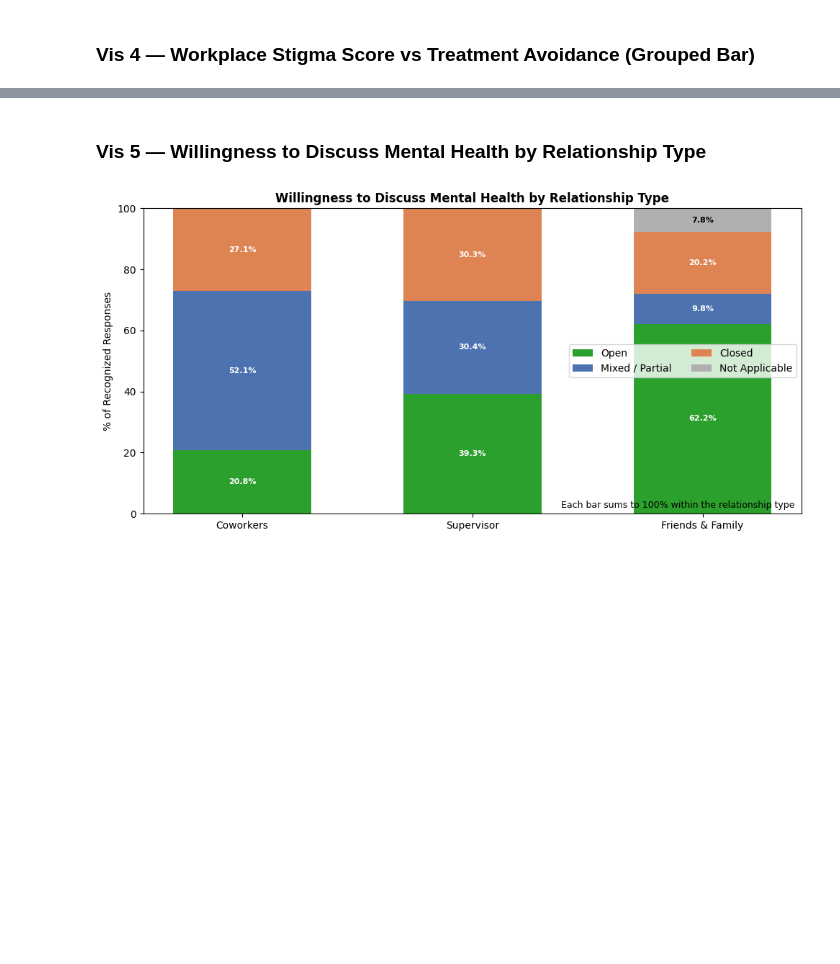
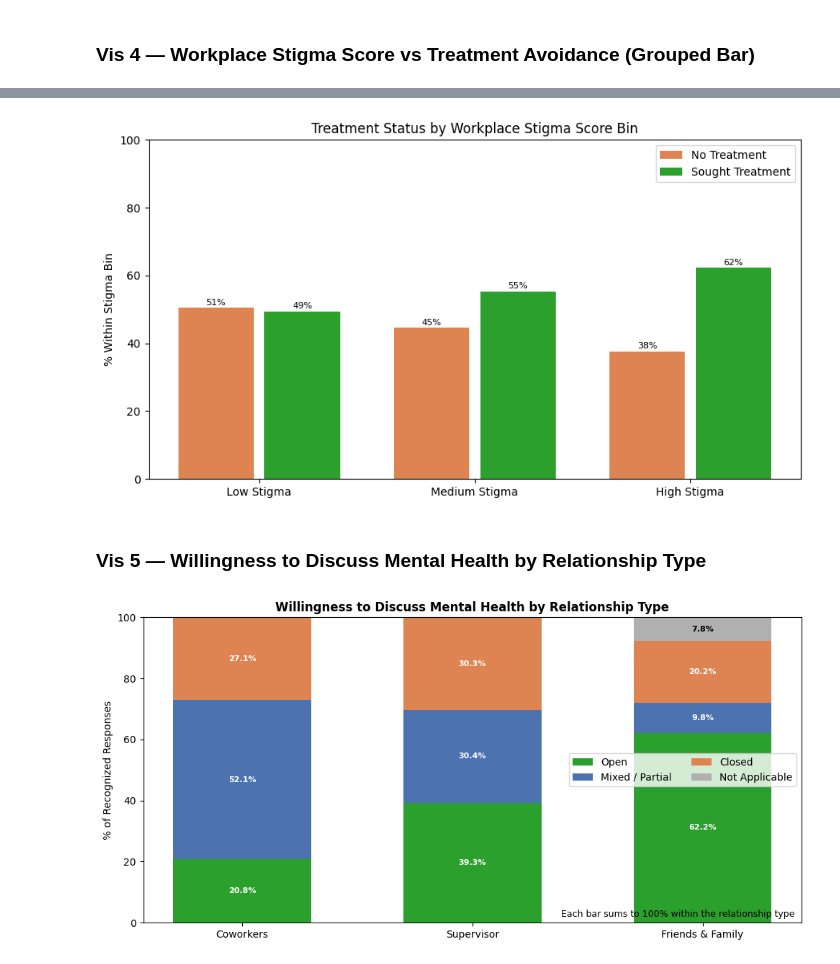
Before and after one commit to seanlumasag/cs210-project, a Jupyter notebook: notebook.ipynb, the cells around one changed output, grey strips where cells are left out. Cells and saved outputs as stored; diff of their text form; code cells hidden in the pictures; blank space fills up the shorter version.

```diff
--- a/notebook.ipynb
+++ b/notebook.ipynb
@@ -1086,3 +1086,56 @@ plt.show()
+# %%
+fig, ax = plt.subplots(figsize=(9, 5))
+stigma_labels = ['Low Stigma', 'Medium Stigma', 'High Stigma']
+
+df_plot4 = df.dropna(subset=['stigma_score', 'treatment']).copy()
+df_plot4['stigma_group'] = pd.cut(
+    df_plot4['stigma_score'],
+    bins=[0, 0.33, 0.66, 1.01],
+    labels=stigma_labels,
+    include_lowest=True
+)
+
+grouped = df_plot4.groupby(['stigma_group', 'treatment']).size().unstack(fill_value=0)
+grouped = grouped.reindex(stigma_labels)
+grouped = grouped.reindex(columns=[0, 1], fill_value=0)
+grouped.columns = ['No Treatment', 'Sought Treatment']
+grouped_pct = grouped.div(grouped.sum(axis=1), axis=0).fillna(0) * 100
+x = np.arange(len(stigma_labels))
+
+bars_no = ax.bar(x - 0.2, grouped_pct['No Treatment'], 0.35, color=ORANGE, label='No Treatment')
+bars_yes = ax.bar(x + 0.2, grouped_pct['Sought Treatment'], 0.35, color=GREEN, label='Sought Treatment')
+
+ax.set_xticks(x)
+ax.set_xticklabels(stigma_labels)
+ax.set_title('Treatment Status by Workplace Stigma Score Bin')
+ax.set_ylabel('% Within Stigma Bin')
+ax.set_ylim(0, 100)
+ax.legend()
+
+for bar in bars_no:
+    if bar.get_height() > 3:
+        ax.text(
+            bar.get_x() + bar.get_width() / 2,
+            bar.get_height() + 0.8,
+            f'{bar.get_height():.0f}%',
+            ha='center',
+            fontsize=8
+        )
+
+for bar in bars_yes:
+    if bar.get_height() > 3:
+        ax.text(
+            bar.get_x() + bar.get_width() / 2,
+            bar.get_height() + 0.8,
+            f'{bar.get_height():.0f}%',
+            ha='center',
+            fontsize=8
+        )
+plt.tight_layout()
+plt.savefig('output_figures/vis4_stigma_vs_treatment.png', dpi=150, bbox_inches='tight')
+plt.show()
+# %% [output]
+[figure, added]
 # %% [markdown]
 ### Vis 5 — Willingness to Discuss Mental Health by Relationship Type
 # %%
```
Also changed, not shown: parts of 10 cells of this notebook.
